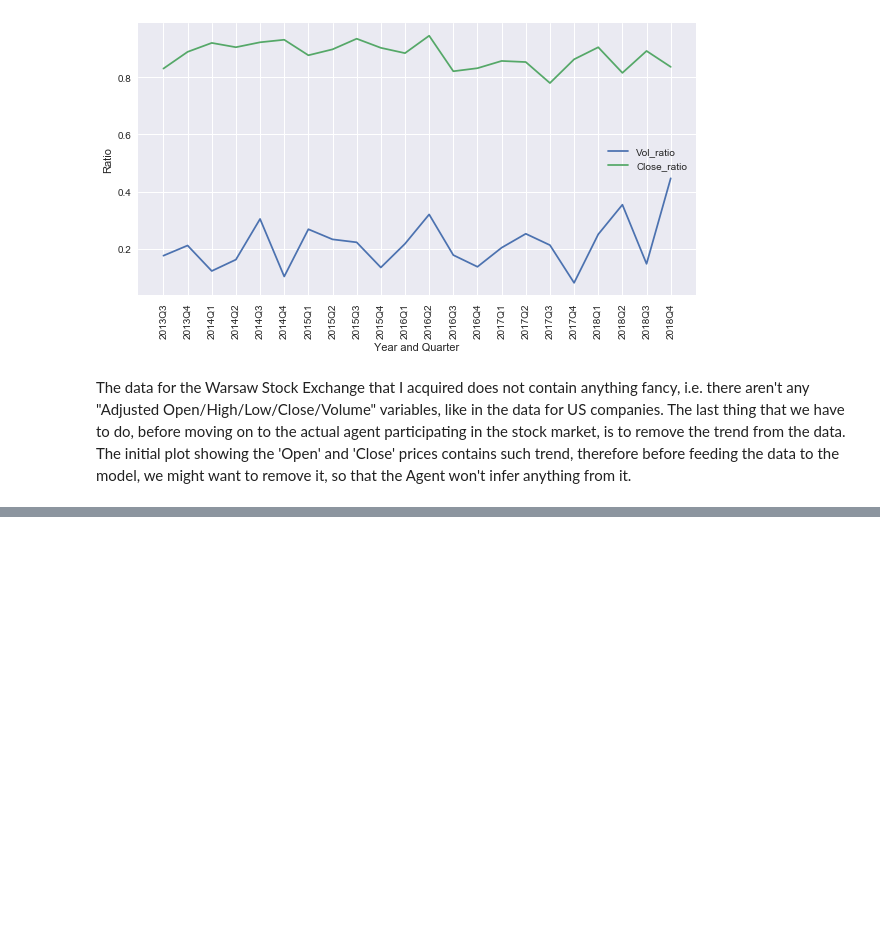
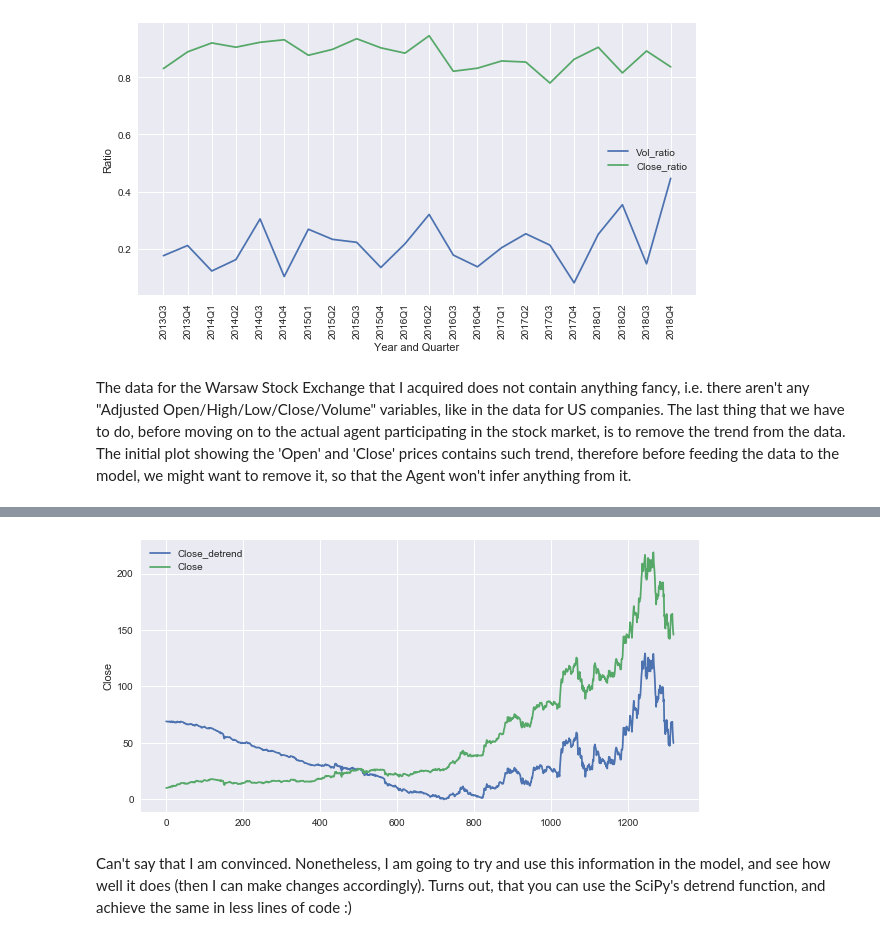
Before and after one commit to JanuszPXYZ/CDP-ReinforcementTrading-, a Jupyter notebook: CD-Projekt RED - Analysis + Data Preparation for Actor-Critic trader.ipynb, the cells around one changed output, grey strips where cells are left out. Drawn from its saved outputs; the diff is of its cells as text; code cells hidden in the pictures; blank space fills up the shorter version.

```diff
--- a/CD-Projekt RED - Analysis + Data Preparation for Actor-Critic trader.ipynb
+++ b/CD-Projekt RED - Analysis + Data Preparation for Actor-Critic trader.ipynb
@@ -160,0 +197,15 @@ The data for the Warsaw Stock Exchange that I acquired does not contain anything
+# %%
+train['Close_detrend'] = detrend
+# %%
+train['Close_detrend'] = train['Close_detrend'] - train['Close_detrend'].min()
+# %%
+idxs = [i for i in range(len(train))]
+plt.figure(figsize = (10, 5))
+sns.lineplot(x = idxs, y = train['Close_detrend'], err_style=None)
+sns.lineplot(x = idxs, y = train['Close'], err_style=None)
+plt.legend(['Close_detrend', 'Close'])
+plt.show()
+# %% [output]
+[figure, added]
+# %% [markdown]
+Can't say that I am convinced. Nonetheless, I am going to try and use this information in the model, and see how well it does (then I can make changes accordingly). Turns out, that you can use the SciPy's detrend function, and achieve the same in less lines of code :)
```
Also changed, not shown: parts of 22 cells of this notebook.
